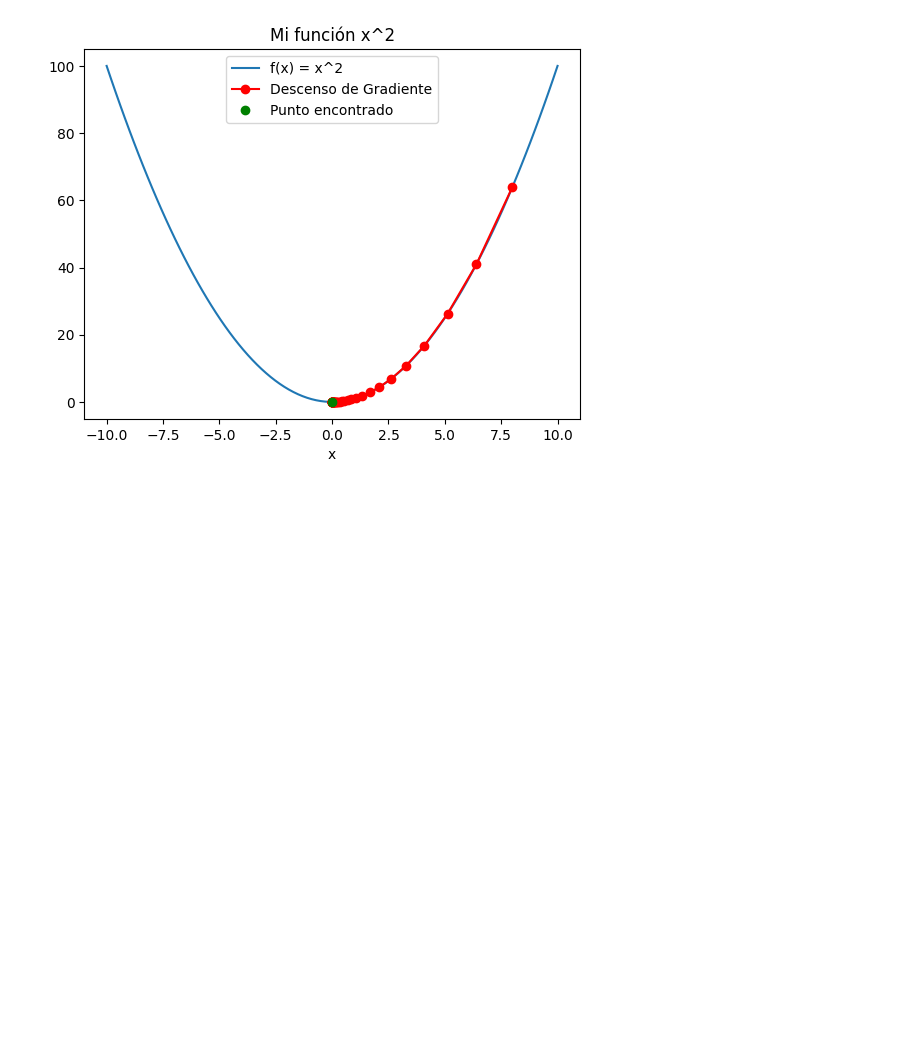
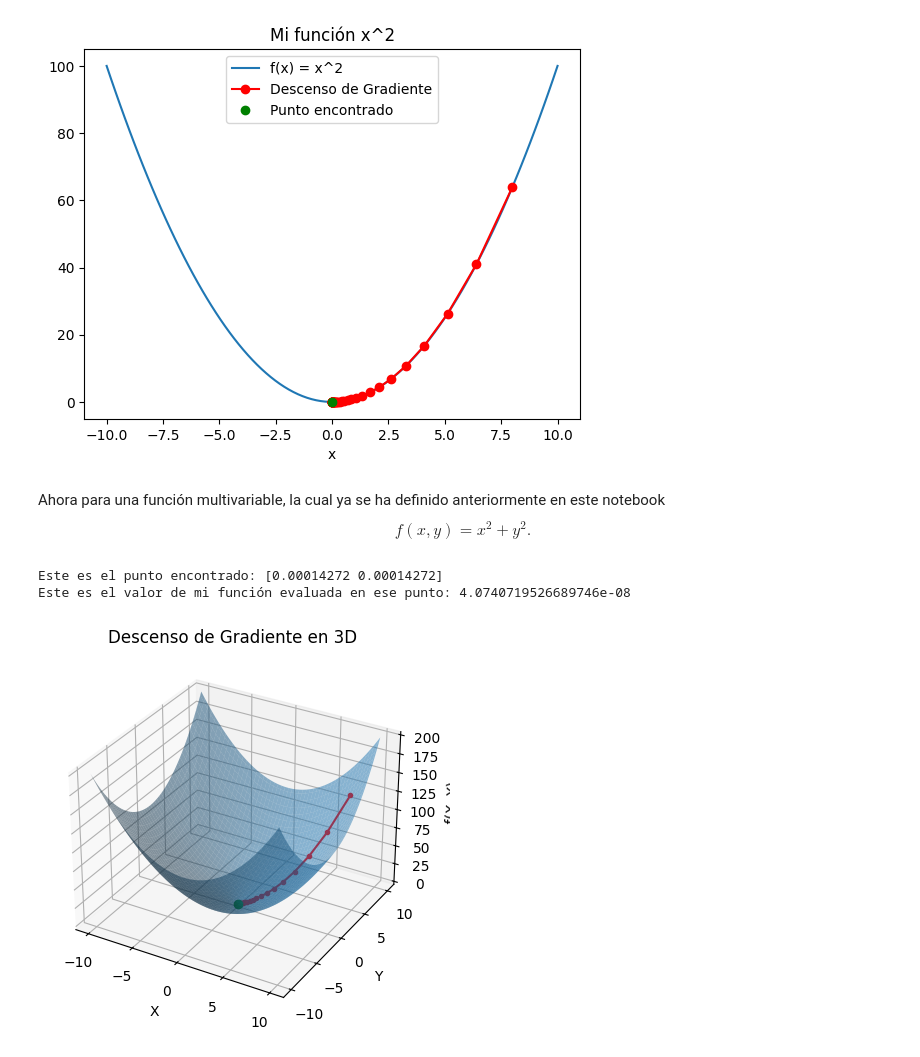
Before and after one commit to NaTHuber/exploration-notes, a Jupyter notebook: learning-notebooks/funcion-derivada-descenso-del-gradiente.ipynb, the cells around one changed output. Drawn from its saved outputs; the diff is of its cells as text; code cells hidden in the pictures; blank space fills up the shorter version.

Commit message:
Se añade descenso del gradiente para un ejemplo en 3D

```diff
--- a/learning-notebooks/funcion-derivada-descenso-del-gradiente.ipynb
+++ b/learning-notebooks/funcion-derivada-descenso-del-gradiente.ipynb
@@ -385,3 +385,49 @@ plt.show()
 Este es el punto encontrado: 0.00014272479165811092
 Esta es mi función evaluada en ese punto: 2.0370366726751854e-08
 [figure]
+# %% [markdown]
+Ahora para una función multivariable, la cual ya se ha definido anteriormente en este notebook
+$$
+f(x,y) = x^2 + y^2 .
+$$
+# %%
+# Definimos el gradiente de la función y los hiperarámetros
+def grad_f(x,y):
+    return np.array([2*x, 2*y])
+
+x_0 = np.array([10,10])
+l = 0.1
+n = 50
+
+x_values = []
+z_values = []
+
+for i in range(n):
+    x_0 = x_0 - l*grad_f(x_0[0],x_0[1])
+    x_values.append(x_0)
+    z_values.append(miFuncion(x_0[0],x_0[1]))
+
+resultado = miFuncion(x_0[0],x_0[1])
+print(f"Este es el punto encontrado: {x_0}")
+print(f"Este es el valor de mi función evaluada en ese punto: {resultado}")
+
+# Preparación de datos para la gráfica
+X, Y = np.meshgrid(np.linspace(-10, 10, 100), np.linspace(-10, 10, 100))
+Z = miFuncion(X, Y)
+x_values = np.array(x_values)
+
+# Visualización
+fig = plt.figure()
+ax = fig.add_subplot(111, projection='3d')
+ax.plot_surface(X, Y, Z, alpha=0.5)
+ax.plot(x_values[:,0], x_values[:,1], z_values, 'r.-')
+ax.plot(x_0[0],x_0[1],resultado,'go')
+ax.set_title('Descenso de Gradiente en 3D')
+ax.set_xlabel('X')
+ax.set_ylabel('Y')
+ax.set_zlabel('f(X, Y)')
+plt.show()
+# %% [output]
+Este es el punto encontrado: [0.00014272 0.00014272]
+Este es el valor de mi función evaluada en ese punto: 4.0740719526689746e-08
+[figure, added]
```
